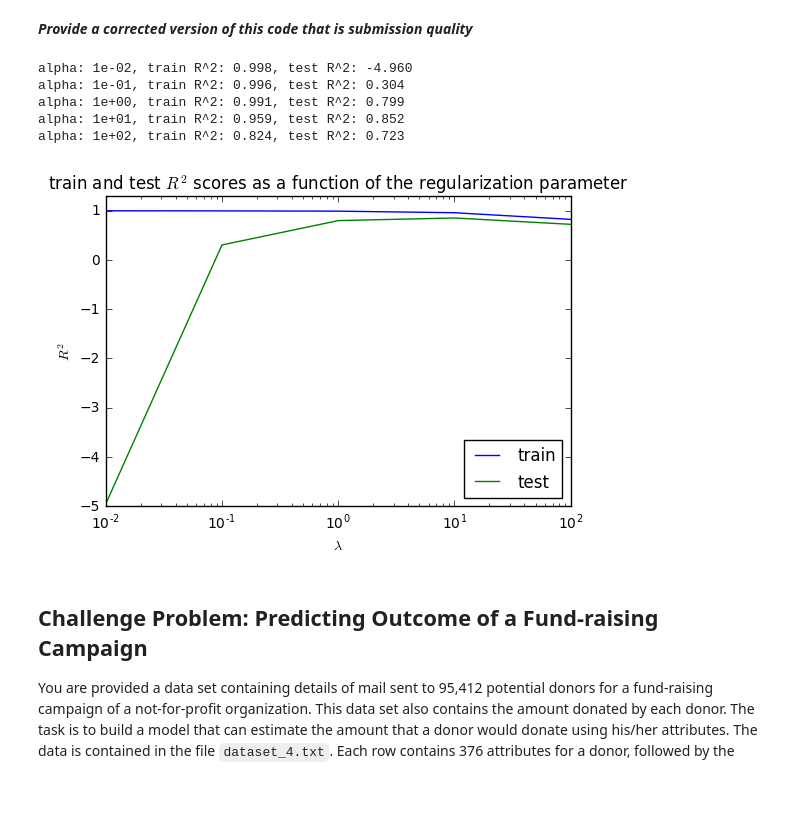
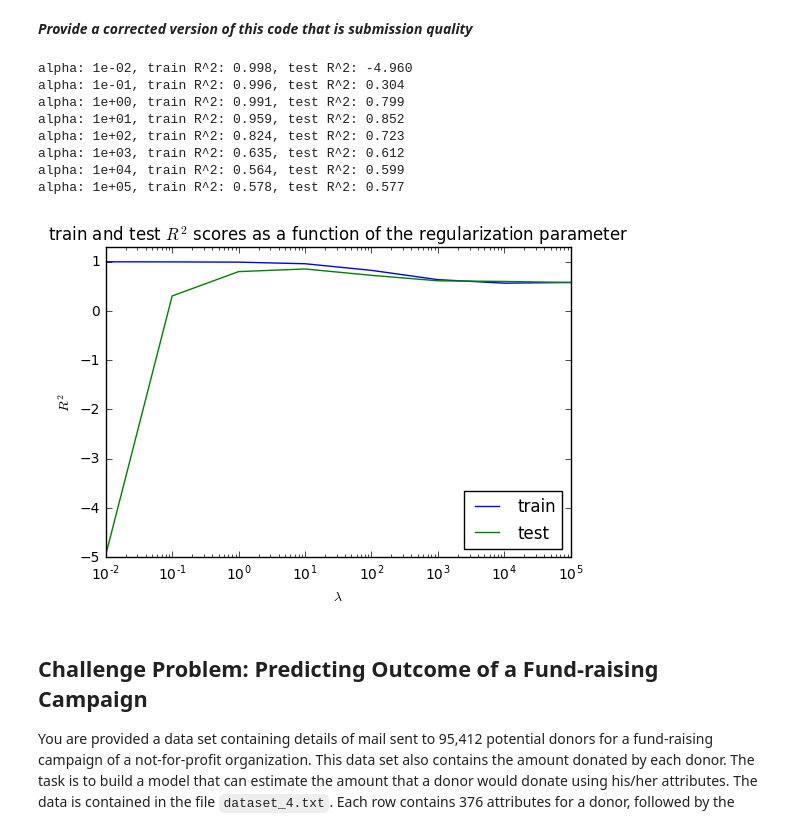
Before and after one commit to colbyZ/test1, a Jupyter notebook: hw/hw4/Zambalayev_Timur_CSCI_E_109a_HW4.ipynb, the cells around one changed output. Drawn from its saved outputs; the diff is of its cells as text; code cells hidden in the pictures; blank space fills up the shorter version.

```diff
--- a/hw/hw4/Zambalayev_Timur_CSCI_E_109a_HW4.ipynb
+++ b/hw/hw4/Zambalayev_Timur_CSCI_E_109a_HW4.ipynb
@@ -960,35 +960,38 @@ def ridge_regression_prob_3b():
     y = data[:, -1]
 
     x_train, x_test = split(x, split_index)
     y_train, y_test = split(y, split_index)
 
     # Params
-    alphas = 10.0 ** np.arange(-2, 3)
+    alphas = 10.0 ** np.arange(-2, 6)
 
     train_score_list = []
     test_score_list = []
 
     for alpha in alphas:
         model = get_ridge_regression(x_train, y_train, alpha)
         train_score = score(model, x_train, y_train, alpha)
         test_score = score(model, x_test, y_test, alpha)
 
         train_score_list.append(train_score)
         test_score_list.append(test_score)
 
         print 'alpha: %.0e, train R^2: %.3f, test R^2: %.3f' % (alpha, train_score, test_score)
 
     plot_train_test_scores(alphas, test_score_list, train_score_list, [-5.0, 1.3], 'lower right')
 
 
 ridge_regression_prob_3b()
 # %% [output]
 alpha: 1e-02, train R^2: 0.998, test R^2: -4.960
 alpha: 1e-01, train R^2: 0.996, test R^2: 0.304
 alpha: 1e+00, train R^2: 0.991, test R^2: 0.799
 alpha: 1e+01, train R^2: 0.959, test R^2: 0.852
 alpha: 1e+02, train R^2: 0.824, test R^2: 0.723
+alpha: 1e+03, train R^2: 0.635, test R^2: 0.612
+alpha: 1e+04, train R^2: 0.564, test R^2: 0.599
+alpha: 1e+05, train R^2: 0.578, test R^2: 0.577
-[figure, old version]
+[figure, new version]
 # %% [markdown]
 ## Challenge Problem: Predicting Outcome of a Fund-raising Campaign
 You are provided a data set containing details of mail sent to 95,412 potential donors for a fund-raising campaign of a not-for-profit organization. This data set also contains the amount donated by each donor. The task is to build a model that can estimate the amount that a donor would donate using his/her attributes. The data is contained in the file `dataset_4.txt`. Each row contains 376 attributes for a donor, followed by the donation amount.
```
Also changed, not shown: 1 other file.
